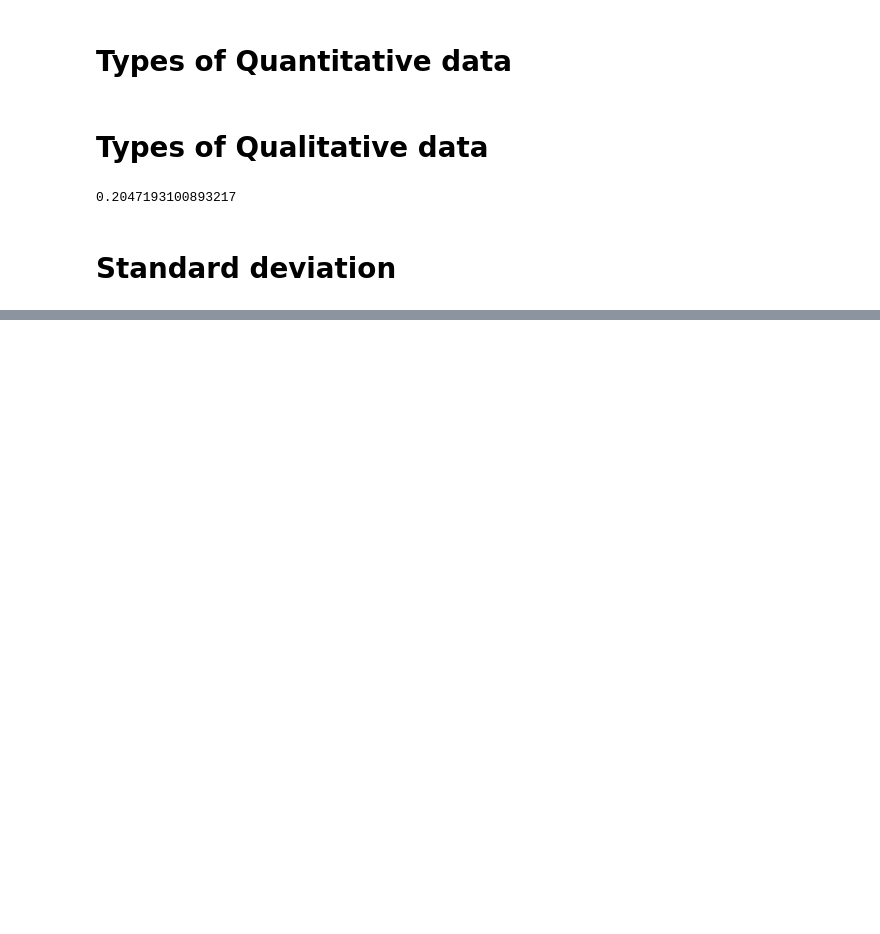
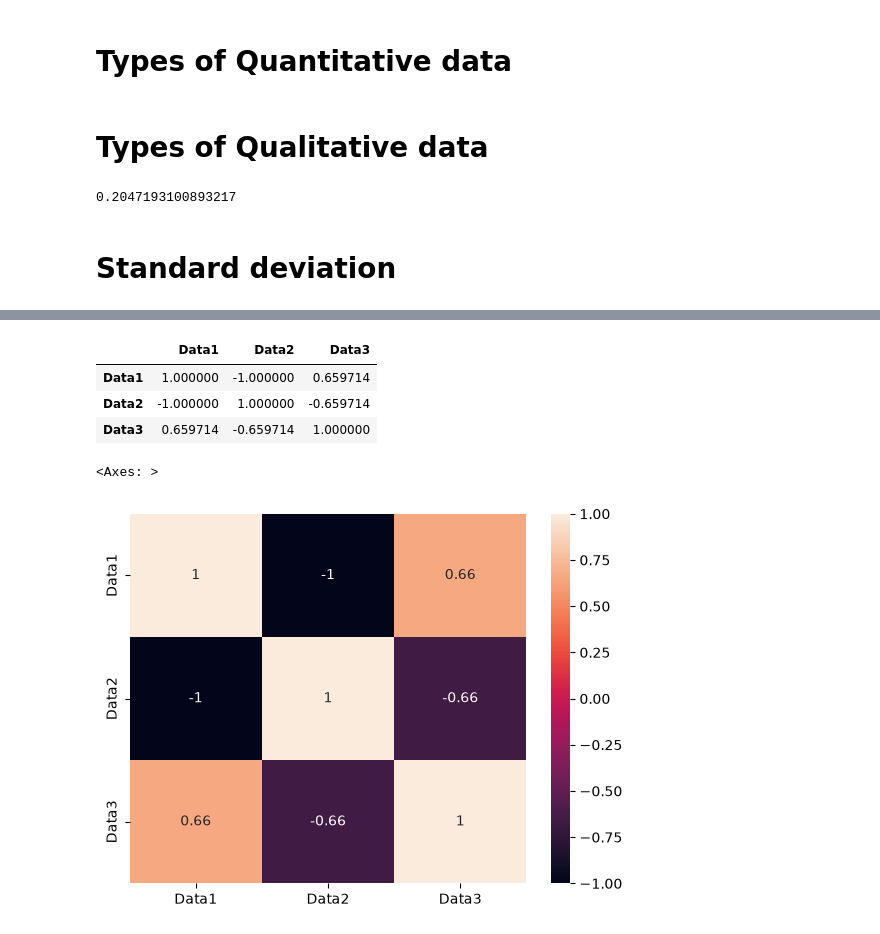
Before and after one commit to ApurvaKhismatrao/Data-Manipulation-statistics, a Jupyter notebook: Statistics24nov.ipynb, the cells around one changed output, grey strips where cells are left out. Drawn from its saved outputs; the diff is of its cells as text; code cells hidden in the pictures; blank space fills up the shorter version.

```diff
--- a/Statistics24nov.ipynb
+++ b/Statistics24nov.ipynb
@@ -47,0 +76,12 @@ print(df["Score"].skew())
+# %%
+df.corr() #It provides correlation bet numerical columns
+# %% [output]
+|  | Data1 | Data2 | Data3 |
+| Data1 | 1.000000 | -1.000000 | 0.659714 |
+| Data2 | -1.000000 | 1.000000 | -0.659714 |
+| Data3 | 0.659714 | -0.659714 | 1.000000 |
+# %%
+sns.heatmap(df.corr(),annot=True)
+# %% [output]
+<Axes: >
+[figure, added]
```
Also changed, not shown: parts of 6 cells of this notebook, 7 other files.
